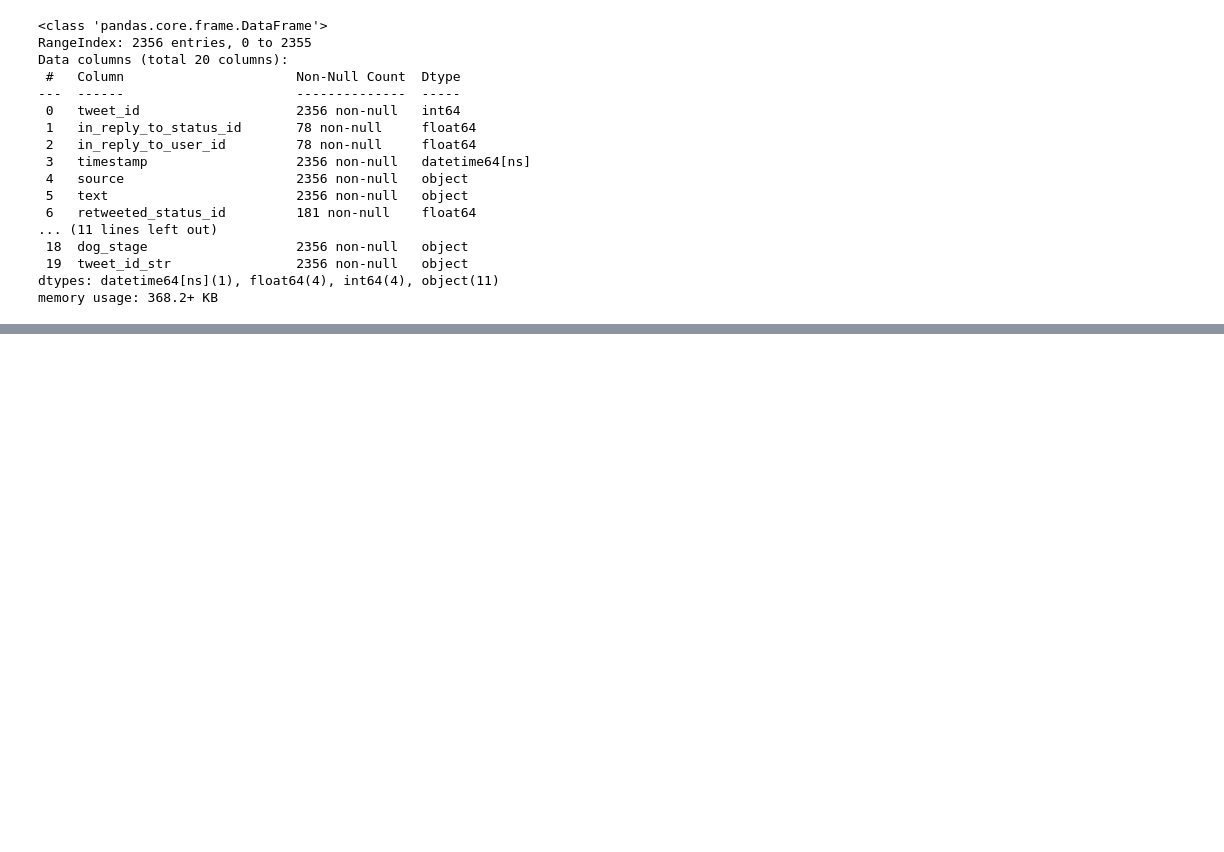
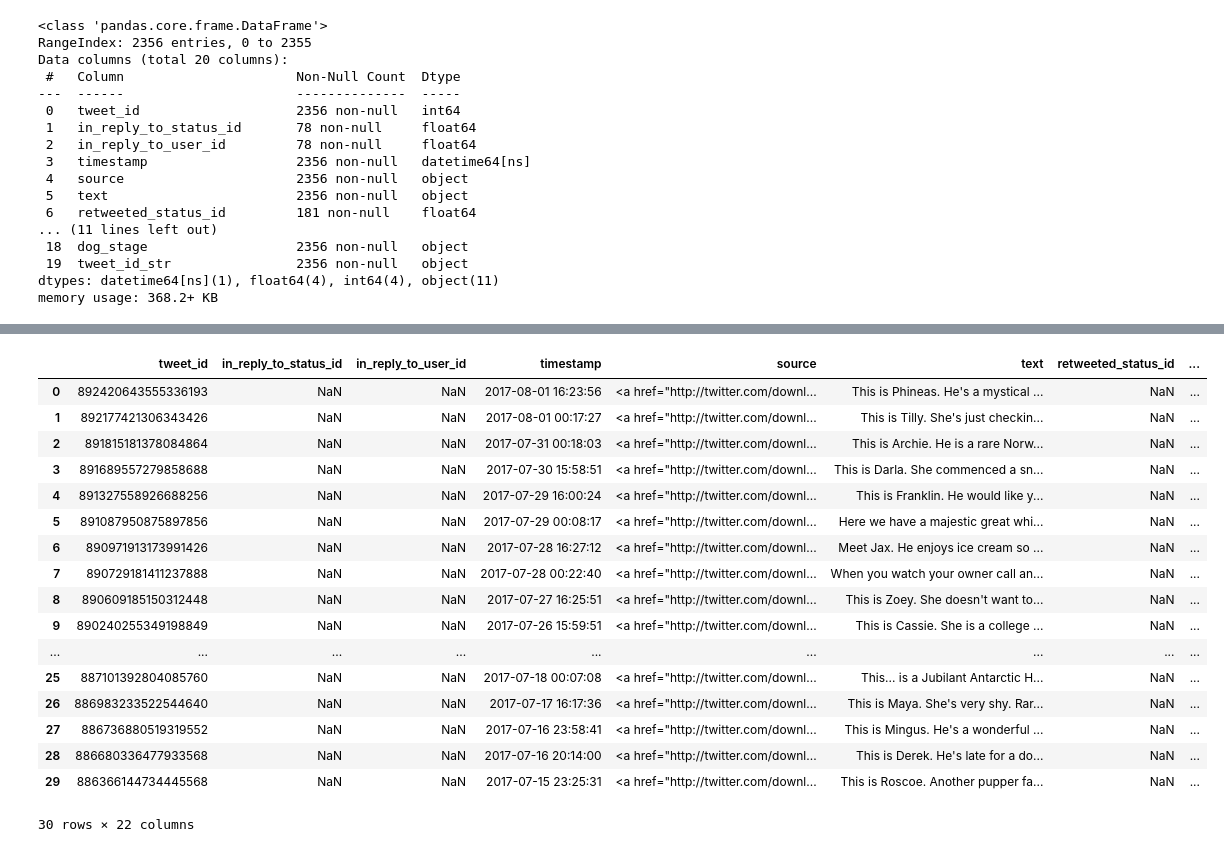
Before and after one commit to alf808/doggie-tweets, a Jupyter notebook: wrangle_act.ipynb, the cells around one changed output, grey strips where cells are left out. Drawn from its saved outputs; the diff is of its cells as text; code cells hidden in the pictures; blank space fills up the shorter version.

Commit message:
finished merging and cleaning file API

```diff
--- a/wrangle_act.ipynb
+++ b/wrangle_act.ipynb
@@ -617,0 +618,2 @@ memory usage: 368.2+ KB
+# %%
+json_work = added_fields.copy()
@@ -617,0 +645,2 @@ memory usage: 368.2+ KB
+# %%
+twitarch_clean = pd.merge(twitarch_work, json_work, on=['tweet_id'], how='left')
@@ -617,0 +667,21 @@ memory usage: 368.2+ KB
+# %%
+twitarch_clean.head(30)
+# %% [output]
+|  | tweet_id | in_reply_to_status_id | in_reply_to_user_id | timestamp | source | text | retweeted_status_id | ... |
+| 0 | 892420643555336193 | NaN | NaN | 2017-08-01 16:23:56 | <a href="http://twitter.com/downl... | This is Phineas. He's a mystical ... | NaN | ... |
+| 1 | 892177421306343426 | NaN | NaN | 2017-08-01 00:17:27 | <a href="http://twitter.com/downl... | This is Tilly. She's just checkin... | NaN | ... |
+| 2 | 891815181378084864 | NaN | NaN | 2017-07-31 00:18:03 | <a href="http://twitter.com/downl... | This is Archie. He is a rare Norw... | NaN | ... |
+| 3 | 891689557279858688 | NaN | NaN | 2017-07-30 15:58:51 | <a href="http://twitter.com/downl... | This is Darla. She commenced a sn... | NaN | ... |
+| 4 | 891327558926688256 | NaN | NaN | 2017-07-29 16:00:24 | <a href="http://twitter.com/downl... | This is Franklin. He would like y... | NaN | ... |
+| 5 | 891087950875897856 | NaN | NaN | 2017-07-29 00:08:17 | <a href="http://twitter.com/downl... | Here we have a majestic great whi... | NaN | ... |
+| 6 | 890971913173991426 | NaN | NaN | 2017-07-28 16:27:12 | <a href="http://twitter.com/downl... | Meet Jax. He enjoys ice cream so ... | NaN | ... |
+| 7 | 890729181411237888 | NaN | NaN | 2017-07-28 00:22:40 | <a href="http://twitter.com/downl... | When you watch your owner call an... | NaN | ... |
+| 8 | 890609185150312448 | NaN | NaN | 2017-07-27 16:25:51 | <a href="http://twitter.com/downl... | This is Zoey. She doesn't want to... | NaN | ... |
+| 9 | 890240255349198849 | NaN | NaN | 2017-07-26 15:59:51 | <a href="http://twitter.com/downl... | This is Cassie. She is a college ... | NaN | ... |
+| ... | ... | ... | ... | ... | ... | ... | ... | ... |
+| 25 | 887101392804085760 | NaN | NaN | 2017-07-18 00:07:08 | <a href="http://twitter.com/downl... | This... is a Jubilant Antarctic H... | NaN | ... |
+| 26 | 886983233522544640 | NaN | NaN | 2017-07-17 16:17:36 | <a href="http://twitter.com/downl... | This is Maya. She's very shy. Rar... | NaN | ... |
+| 27 | 886736880519319552 | NaN | NaN | 2017-07-16 23:58:41 | <a href="http://twitter.com/downl... | This is Mingus. He's a wonderful ... | NaN | ... |
+| 28 | 886680336477933568 | NaN | NaN | 2017-07-16 20:14:00 | <a href="http://twitter.com/downl... | This is Derek. He's late for a do... | NaN | ... |
+| 29 | 886366144734445568 | NaN | NaN | 2017-07-15 23:25:31 | <a href="http://twitter.com/downl... | This is Roscoe. Another pupper fa... | NaN | ... |
+30 rows × 22 columns
```
Also changed, not shown: parts of 20 cells of this notebook.
